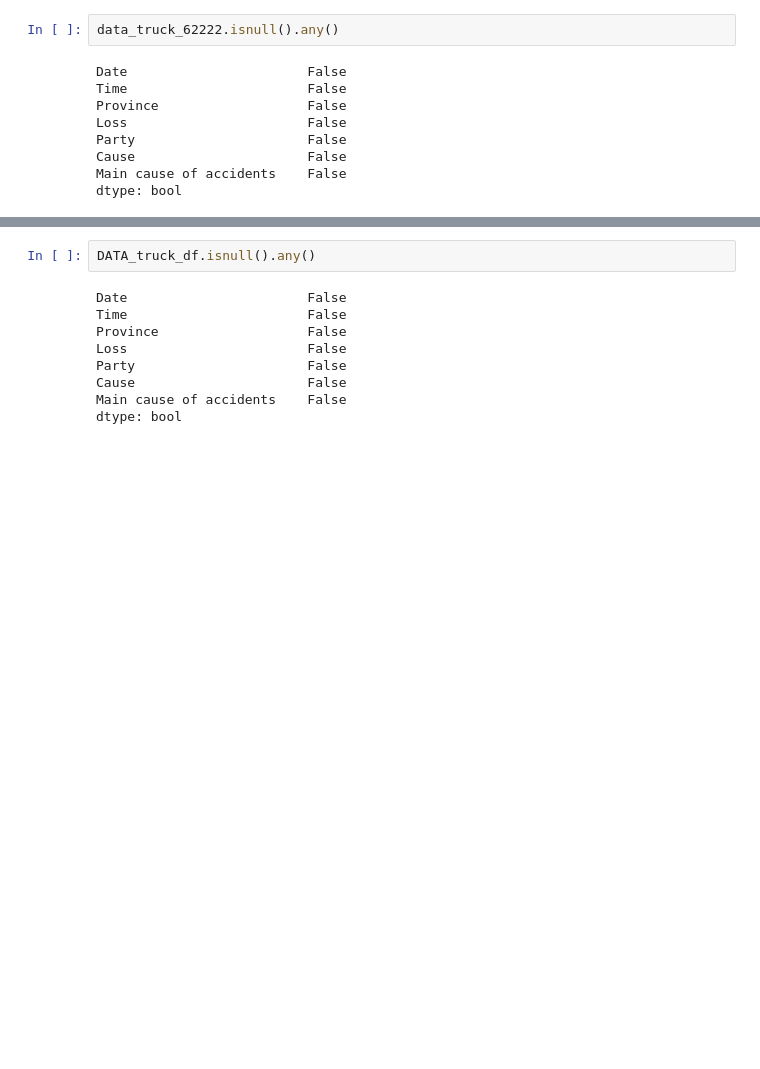
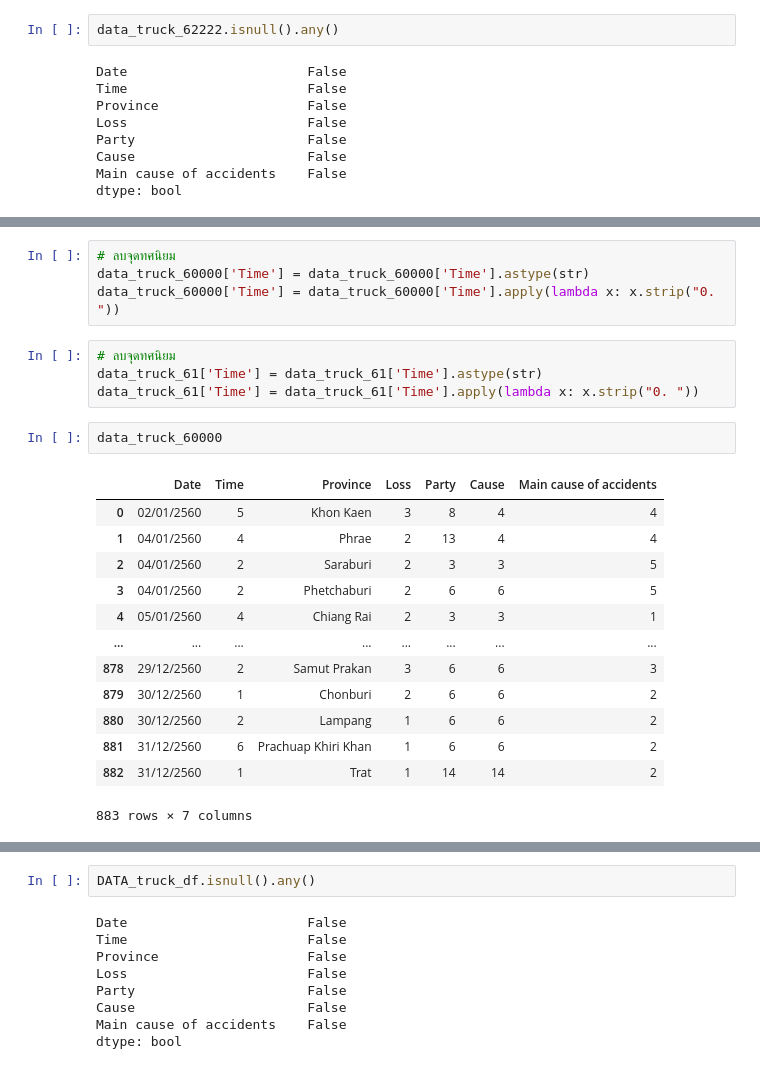
Before and after one commit to Thippawan72/BSC_DPDM23, a Jupyter notebook: Group_project2.ipynb, the cells around one changed output, grey strips where cells are left out. Cells and saved outputs as stored; diff of their text form; blank space fills up the shorter version.

```diff
--- a/Group_project2.ipynb
+++ b/Group_project2.ipynb
@@ -796,0 +802,24 @@ test_61 = data_truck_61.fillna(value='-', inplace=True)
+# %%
+# ลบจุดทศนิยม
+data_truck_60000['Time'] = data_truck_60000['Time'].astype(str)
+data_truck_60000['Time'] = data_truck_60000['Time'].apply(lambda x: x.strip("0. "))
+# %%
+# ลบจุดทศนิยม
+data_truck_61['Time'] = data_truck_61['Time'].astype(str)
+data_truck_61['Time'] = data_truck_61['Time'].apply(lambda x: x.strip("0. "))
+# %%
+data_truck_60000
+# %% [output]
+|  | Date | Time | Province | Loss | Party | Cause | Main cause of accidents |
+| 0 | 02/01/2560 | 5 | Khon Kaen | 3 | 8 | 4 | 4 |
+| 1 | 04/01/2560 | 4 | Phrae | 2 | 13 | 4 | 4 |
+| 2 | 04/01/2560 | 2 | Saraburi | 2 | 3 | 3 | 5 |
+| 3 | 04/01/2560 | 2 | Phetchaburi | 2 | 6 | 6 | 5 |
+| 4 | 05/01/2560 | 4 | Chiang Rai | 2 | 3 | 3 | 1 |
+| ... | ... | ... | ... | ... | ... | ... | ... |
+| 878 | 29/12/2560 | 2 | Samut Prakan | 3 | 6 | 6 | 3 |
+| 879 | 30/12/2560 | 1 | Chonburi | 2 | 6 | 6 | 2 |
+| 880 | 30/12/2560 | 2 | Lampang | 1 | 6 | 6 | 2 |
+| 881 | 31/12/2560 | 6 | Prachuap Khiri Khan | 1 | 6 | 6 | 2 |
+| 882 | 31/12/2560 | 1 | Trat | 1 | 14 | 14 | 2 |
+883 rows × 7 columns
```
Also changed, not shown: parts of 32 cells of this notebook.
